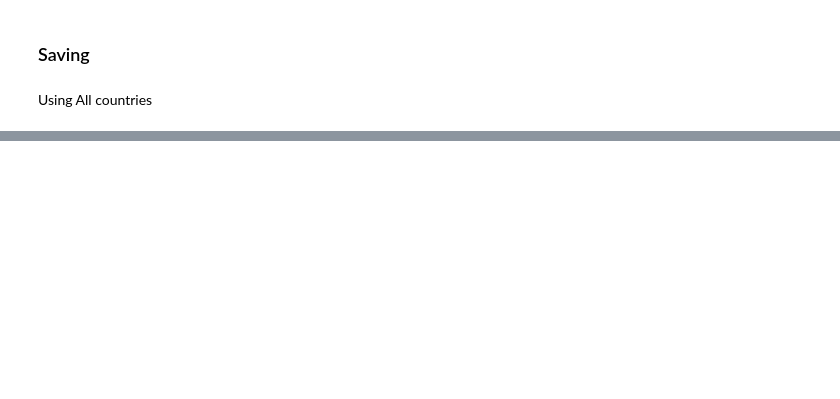
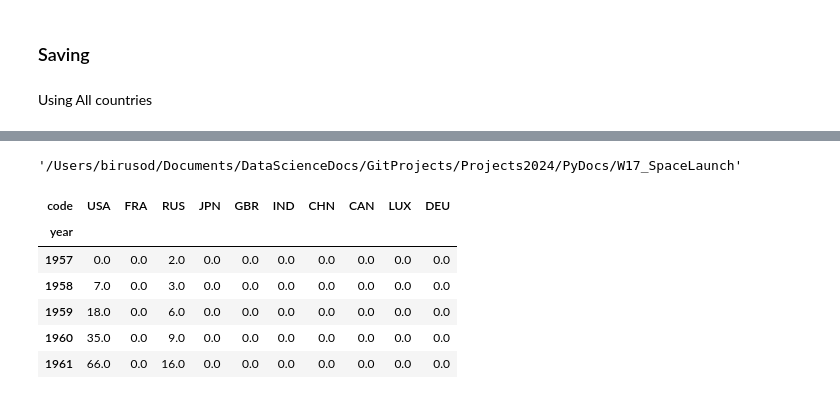
Before and after one commit to birusod/Projects2024, a Jupyter notebook: PyDocs/W17_SpaceLaunch/w17_space_launch.ipynb, the cells around one changed output, grey strips where cells are left out. Cells and saved outputs as stored; diff of their text form; code cells hidden in the pictures; blank space fills up the shorter version.

```diff
--- a/PyDocs/W17_SpaceLaunch/w17_space_launch.ipynb
+++ b/PyDocs/W17_SpaceLaunch/w17_space_launch.ipynb
@@ -452,3 +452,18 @@ bar4  = bcr.bar_chart_race(
 bar4
 # %% [output]
 [interactive output not drawn]
+# %%
+import os
+os.getcwd()
+# %% [output]
+'/Users/birusod/Documents/DataScienceDocs/GitProjects/Projects2024/PyDocs/W17_SpaceLaunch'
+# %%
+df_selected.head()
+# %% [output]
+| code | USA | FRA | RUS | JPN | GBR | IND | CHN | CAN | LUX | DEU |
+| year |  |  |  |  |  |  |  |  |  |  |
+| 1957 | 0.0 | 0.0 | 2.0 | 0.0 | 0.0 | 0.0 | 0.0 | 0.0 | 0.0 | 0.0 |
+| 1958 | 7.0 | 0.0 | 3.0 | 0.0 | 0.0 | 0.0 | 0.0 | 0.0 | 0.0 | 0.0 |
+| 1959 | 18.0 | 0.0 | 6.0 | 0.0 | 0.0 | 0.0 | 0.0 | 0.0 | 0.0 | 0.0 |
+| 1960 | 35.0 | 0.0 | 9.0 | 0.0 | 0.0 | 0.0 | 0.0 | 0.0 | 0.0 | 0.0 |
+| 1961 | 66.0 | 0.0 | 16.0 | 0.0 | 0.0 | 0.0 | 0.0 | 0.0 | 0.0 | 0.0 |
```
Also changed, not shown: parts of 1 cell of this notebook, 5 other files.
